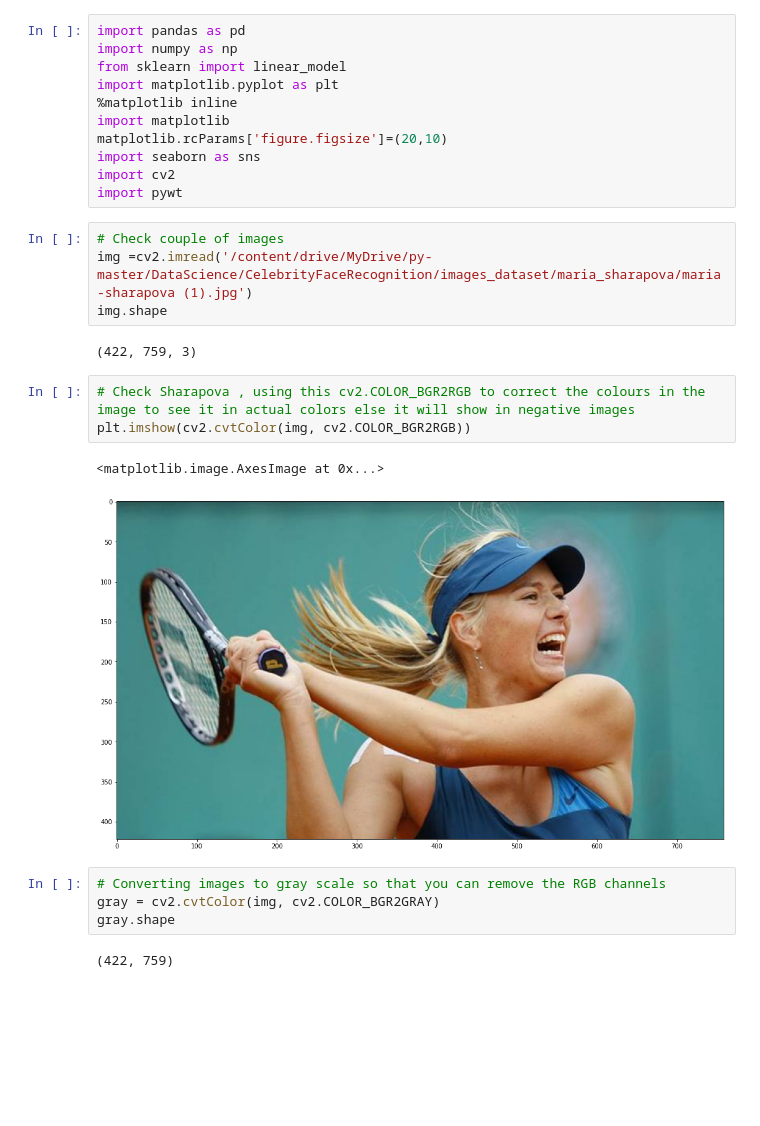
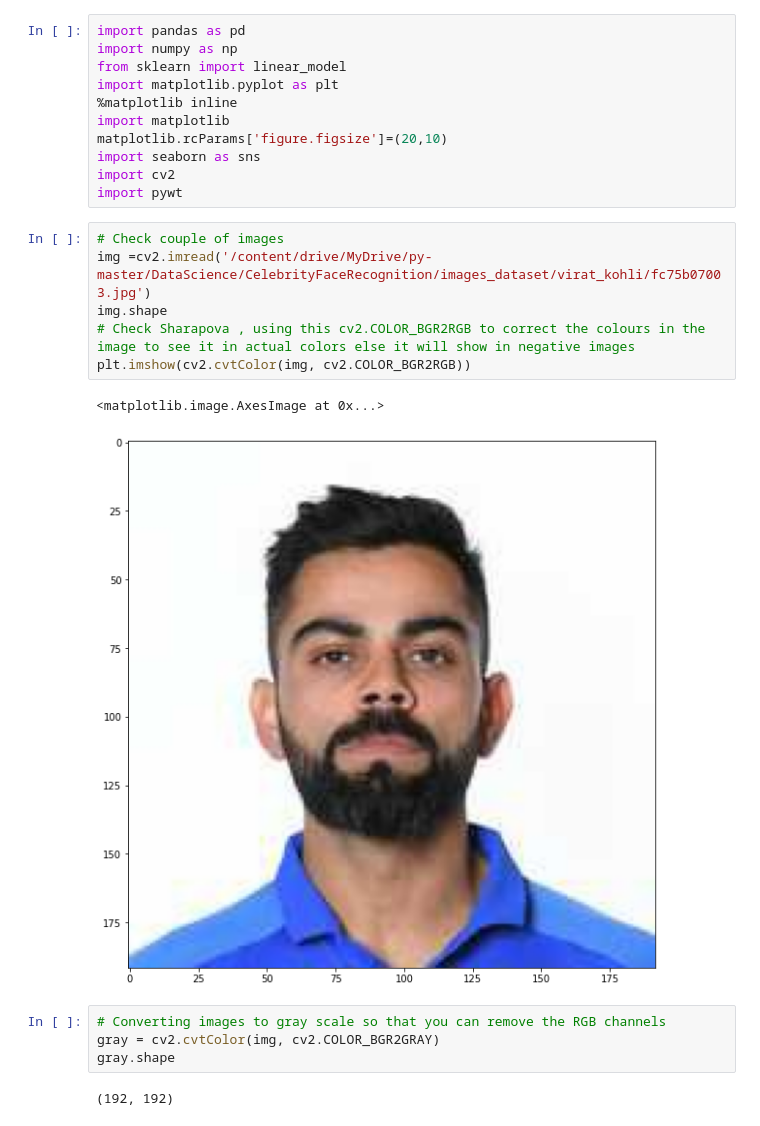
Before and after one commit to AftabUdaipurwala/ImageClassification, a Jupyter notebook: Celebrity_Face_Recognition_Model.ipynb, the cells around one changed output. Cells and saved outputs as stored; diff of their text form; blank space fills up the shorter version.

```diff
--- a/Celebrity_Face_Recognition_Model.ipynb
+++ b/Celebrity_Face_Recognition_Model.ipynb
@@ -24,19 +42,16 @@ import cv2
 import pywt
 # %%
 # Check couple of images
-img =cv2.imread('/content/drive/MyDrive/py-master/DataScience/CelebrityFaceRecognition/images_dataset/maria_sharapova/maria-sharapova (1).jpg')
+img =cv2.imread('/content/drive/MyDrive/py-master/DataScience/CelebrityFaceRecognition/images_dataset/virat_kohli/fc75b07003.jpg')
 img.shape
+# Check Sharapova , using this cv2.COLOR_BGR2RGB to correct the colours in the image to see it in actual colors else it will show in negative images
+plt.imshow(cv2.cvtColor(img, cv2.COLOR_BGR2RGB))
 # %% [output]
-(422, 759, 3)
+<matplotlib.image.AxesImage at 0x...>
+[figure, added]
-# %%
-# Check Sharapova , using this cv2.COLOR_BGR2RGB to correct the colours in the image to see it in actual colors else it will show in negative images
-plt.imshow(cv2.cvtColor(img, cv2.COLOR_BGR2RGB))
-# %% [output]
-<matplotlib.image.AxesImage at 0x...>
-[figure, removed]
 # %%
 # Converting images to gray scale so that you can remove the RGB channels
 gray = cv2.cvtColor(img, cv2.COLOR_BGR2GRAY)
 gray.shape
 # %% [output]
-(422, 759)
+(192, 192)
```
Also changed, not shown: parts of 11 cells of this notebook.
